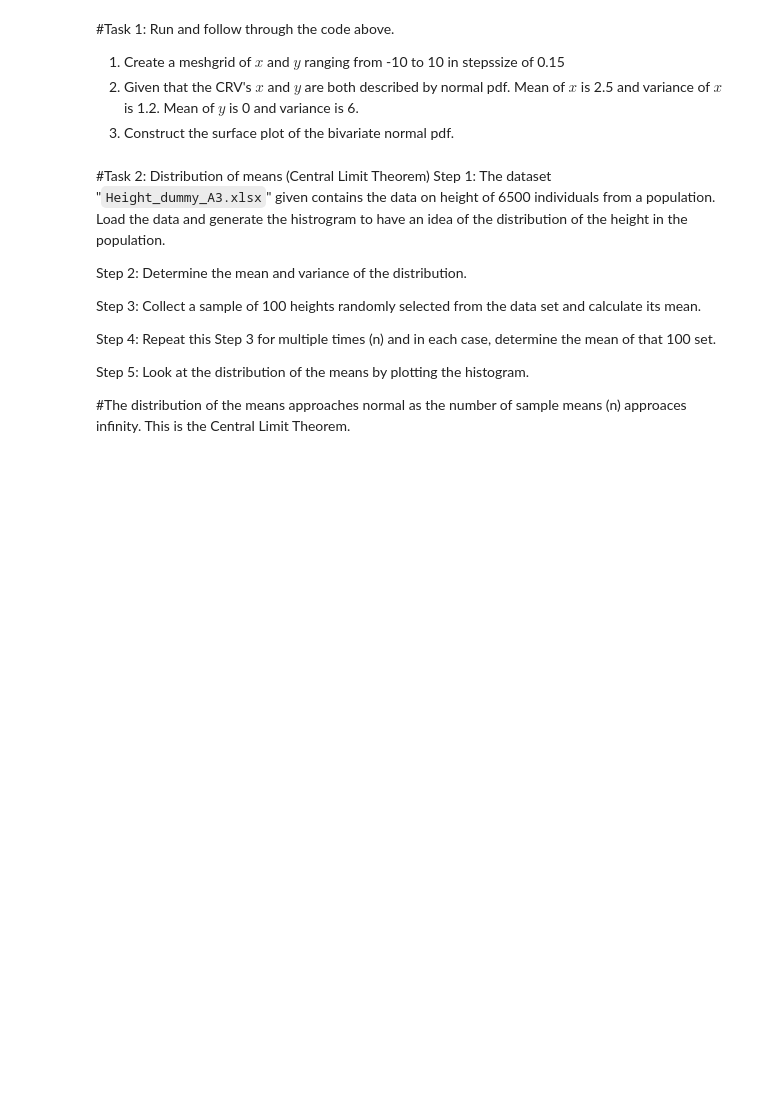
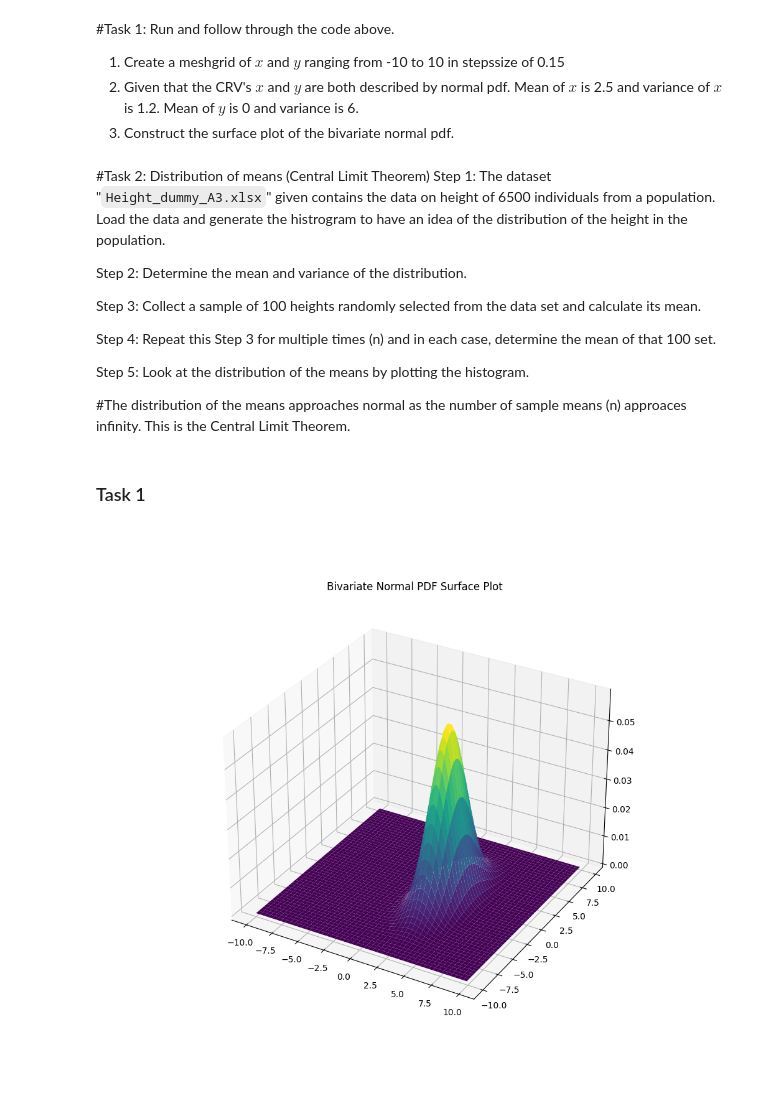
Before and after one commit to HiddenMachine3/P-S, a Jupyter notebook: Activity_3.ipynb, the cells around one changed output. Saved outputs shown, nothing was run; the diff lists cells and outputs as text; code cells hidden in the pictures; blank space fills up the shorter version.

```diff
--- a/Activity_3.ipynb
+++ b/Activity_3.ipynb
@@ -47,3 +48,27 @@ Step 4: Repeat this Step 3 for multiple times (n) and in each case, determine th
 Step 5: Look at the distribution of the means by plotting the histogram.
 
 #The distribution of the means approaches normal as the number of sample means (n) approaces infinity. This is the Central Limit Theorem.
+# %% [markdown]
+### Task 1
+# %%
+x = np.arange(-10, 10, 0.15)
+y = np.arange(-10, 10, 0.15)
+x, y = np.meshgrid(x, y)
+# %%
+mean = [2.5, 0]
+covariance_matrix = [[1.2, 0], [0, 6]]
+# %%
+bivariate_normal = multivariate_normal(mean=mean, cov=covariance_matrix)
+# %%
+z = np.zeros_like(x)
+for i in range(x.shape[0]):
+    for j in range(x.shape[1]):
+        z[i, j] = bivariate_normal.pdf([x[i, j], y[i, j]])
+# %%
+fig = plt.figure(figsize=(10, 9))
+ax = fig.add_subplot(111, projection='3d')
+ax.plot_surface(x, y, z, cmap='viridis', edgecolor='none')
+ax.set_title('Bivariate Normal PDF Surface Plot')
+plt.show()
+# %% [output]
+[figure, added]
```
Also changed, not shown: parts of 7 cells of this notebook.
